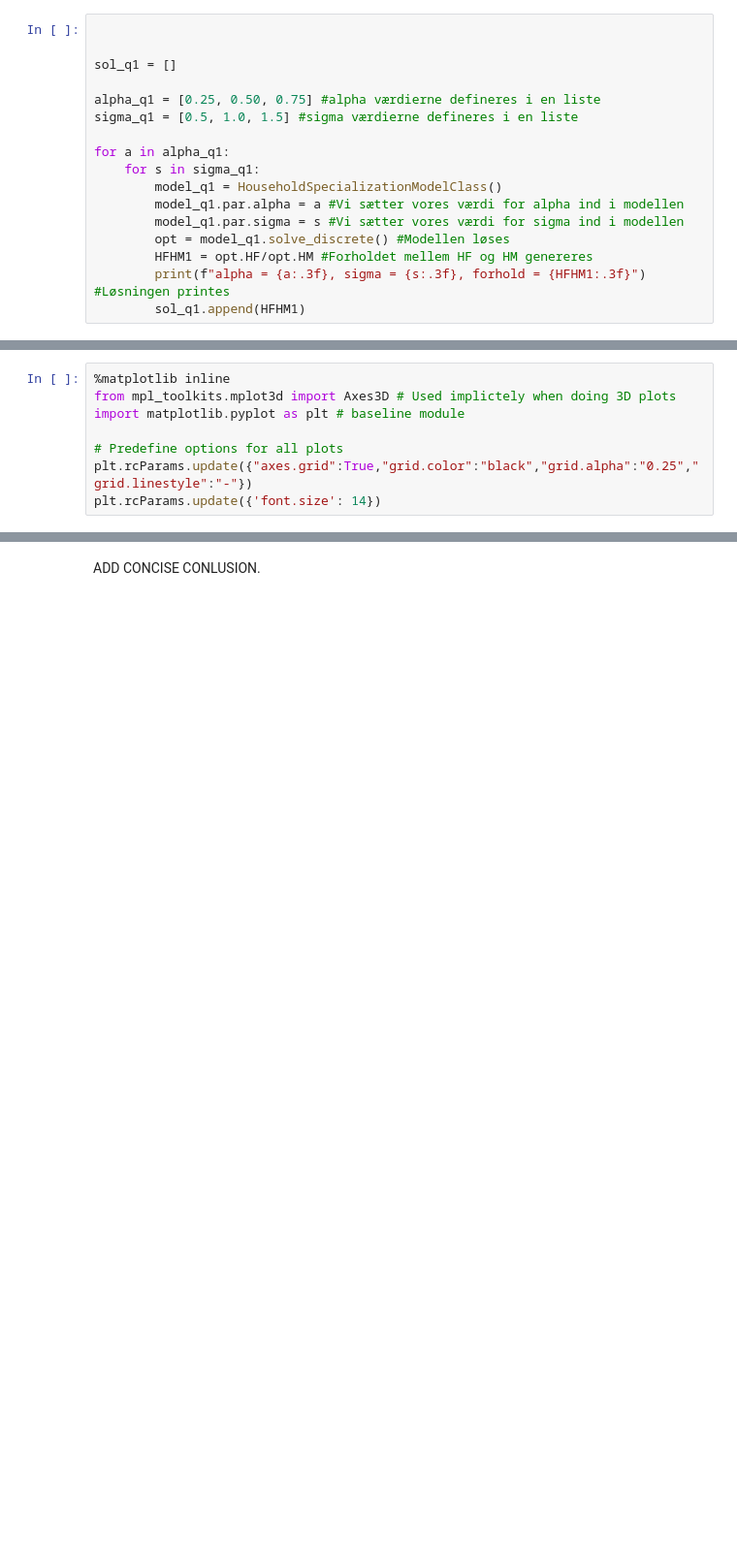
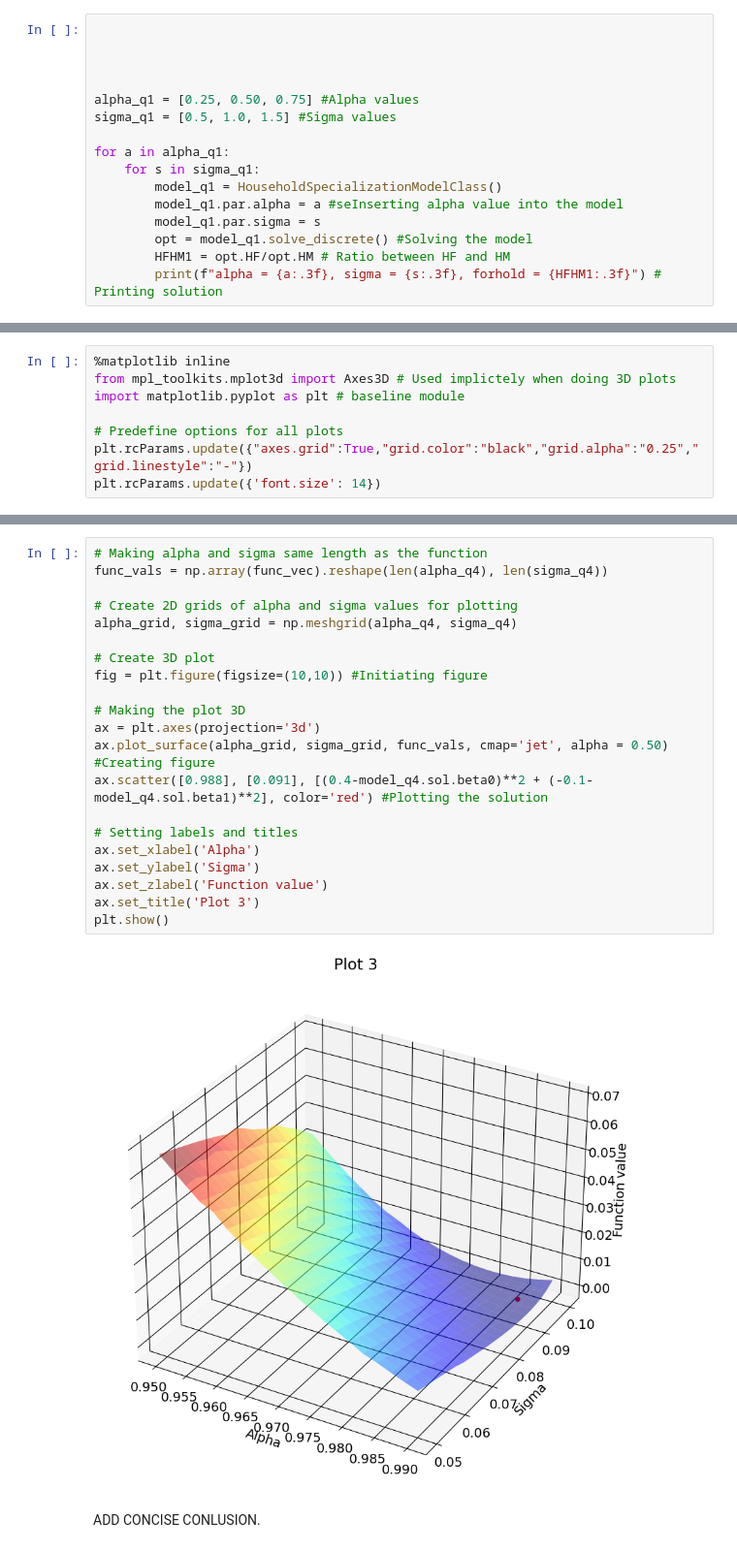
Before and after one commit to NumEconCopenhagen/projects-2023-pied-piper, a Jupyter notebook: inauguralproject/PP Aflevering 1.ipynb, the cells around one changed output, grey strips where cells are left out. Shown at 97% size. Drawn from its saved outputs; the diff is of its cells as text; blank space fills up the shorter version.

```diff
--- a/inauguralproject/PP Aflevering 1.ipynb
+++ b/inauguralproject/PP Aflevering 1.ipynb
@@ -24,20 +27,19 @@ import matplotlib.pyplot as plt
 # %%
 
 
-sol_q1 = []
 
-alpha_q1 = [0.25, 0.50, 0.75] #alpha værdierne defineres i en liste
-sigma_q1 = [0.5, 1.0, 1.5] #sigma værdierne defineres i en liste
+
+alpha_q1 = [0.25, 0.50, 0.75] #Alpha values
+sigma_q1 = [0.5, 1.0, 1.5] #Sigma values
 
 for a in alpha_q1:
     for s in sigma_q1:
         model_q1 = HouseholdSpecializationModelClass()
-        model_q1.par.alpha = a #Vi sætter vores værdi for alpha ind i modellen
-        model_q1.par.sigma = s #Vi sætter vores værdi for sigma ind i modellen
-        opt = model_q1.solve_discrete() #Modellen løses
-        HFHM1 = opt.HF/opt.HM #Forholdet mellem HF og HM genereres
-        print(f"alpha = {a:.3f}, sigma = {s:.3f}, forhold = {HFHM1:.3f}") #Løsningen printes
-        sol_q1.append(HFHM1)
+        model_q1.par.alpha = a #seInserting alpha value into the model
+        model_q1.par.sigma = s
+        opt = model_q1.solve_discrete() #Solving the model
+        HFHM1 = opt.HF/opt.HM # Ratio between HF and HM
+        print(f"alpha = {a:.3f}, sigma = {s:.3f}, forhold = {HFHM1:.3f}") # Printing solution
 # %% [output]
 alpha = 0.250, sigma = 0.500, forhold = 0.545
 alpha = 0.250, sigma = 1.000, forhold = 0.308
@@ -189,2 +232,25 @@ Optimal values: alpha = 0.988, sigma = 0.091
+# %%
+# Making alpha and sigma same length as the function
+func_vals = np.array(func_vec).reshape(len(alpha_q4), len(sigma_q4))
+
+# Create 2D grids of alpha and sigma values for plotting
+alpha_grid, sigma_grid = np.meshgrid(alpha_q4, sigma_q4)
+
+# Create 3D plot
+fig = plt.figure(figsize=(10,10)) #Initiating figure
+
+# Making the plot 3D
+ax = plt.axes(projection='3d')
+ax.plot_surface(alpha_grid, sigma_grid, func_vals, cmap='jet', alpha = 0.50) #Creating figure
+ax.scatter([0.988], [0.091], [(0.4-model_q4.sol.beta0)**2 + (-0.1-model_q4.sol.beta1)**2], color='red') #Plotting the solution
+
+# Setting labels and titles
+ax.set_xlabel('Alpha')
+ax.set_ylabel('Sigma')
+ax.set_zlabel('Function value')
+ax.set_title('Plot 3')
+plt.show()
+# %% [output]
+[figure, added]
 # %% [markdown]
 ADD CONCISE CONLUSION.
```
Also changed, not shown: parts of 9 cells of this notebook, 1 other file.
